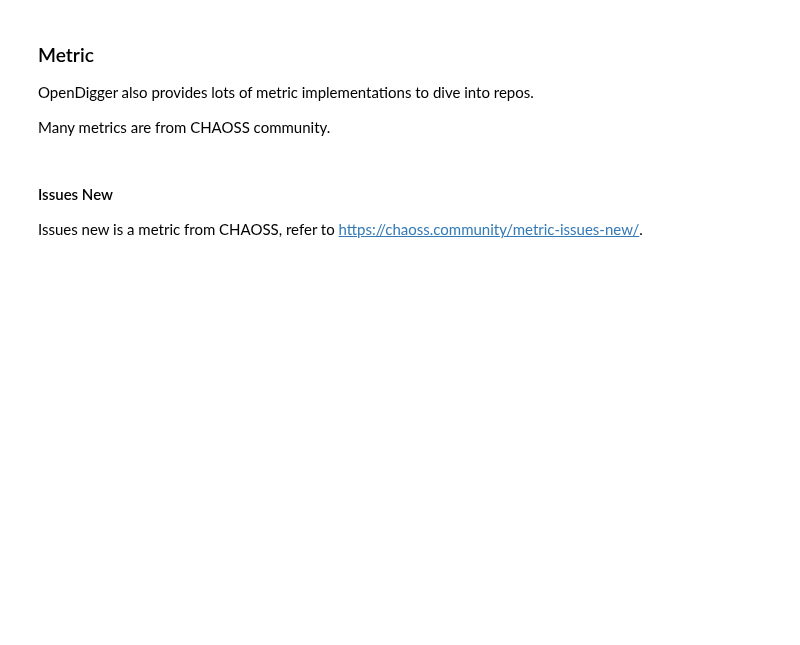
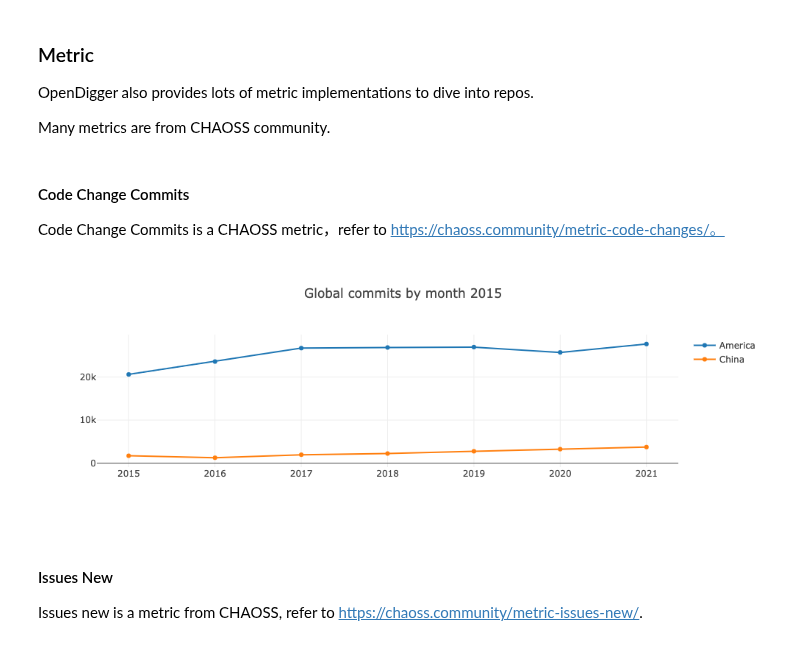
Before and after one commit to X-lab2017/open-digger, a Jupyter notebook: notebook/handbook.ipynb, the cells around one changed output. Cells and saved outputs as stored; diff of their text form; code cells hidden in the pictures; blank space fills up the shorter version.

Commit message:
add code change commits metric

```diff
--- a/notebook/handbook.ipynb
+++ b/notebook/handbook.ipynb
@@ -182,6 +182,24 @@ openDigger.index.openrank.getUserOpenrank({userLogins: ['k8s-ci-robot', 'vscode-
 OpenDigger also provides lots of metric implementations to dive into repos.
 
 Many metrics are from CHAOSS community.
+# %% [markdown]
+#### Code Change Commits
+Code Change Commits is a CHAOSS metric，refer to https://chaoss.community/metric-code-changes/。
+# %%
+var startYear = 2015, startMonth = 1, endYear = 2021, endMonth = 12, x = [];
+for (let y = startYear; y <= endYear; y++) x.push(`${y}`);
+openDigger.metric.chaoss.codeChangeCommits({ labelIntersect: ['Region'], startYear, startMonth, endYear, endMonth, groupBy: 'Region', groupTimeRange: 'month', limit: -1 }).then(data => {
+    openDigger.render.plotly(data.filter(row => row.name != 'Others').map(row => {
+        return {
+            x,
+            y: row.count,
+            mode: 'scatter',
+            name: row.name
+        };
+    }), {title: `Global commits by month ${startYear}`, xaxis: {type: 'category'}});
+});
+# %% [output]
+[figure, added]
 # %% [markdown]
 #### Issues New
 
```
Also changed, not shown: parts of 6 cells of this notebook, 4 other files.
